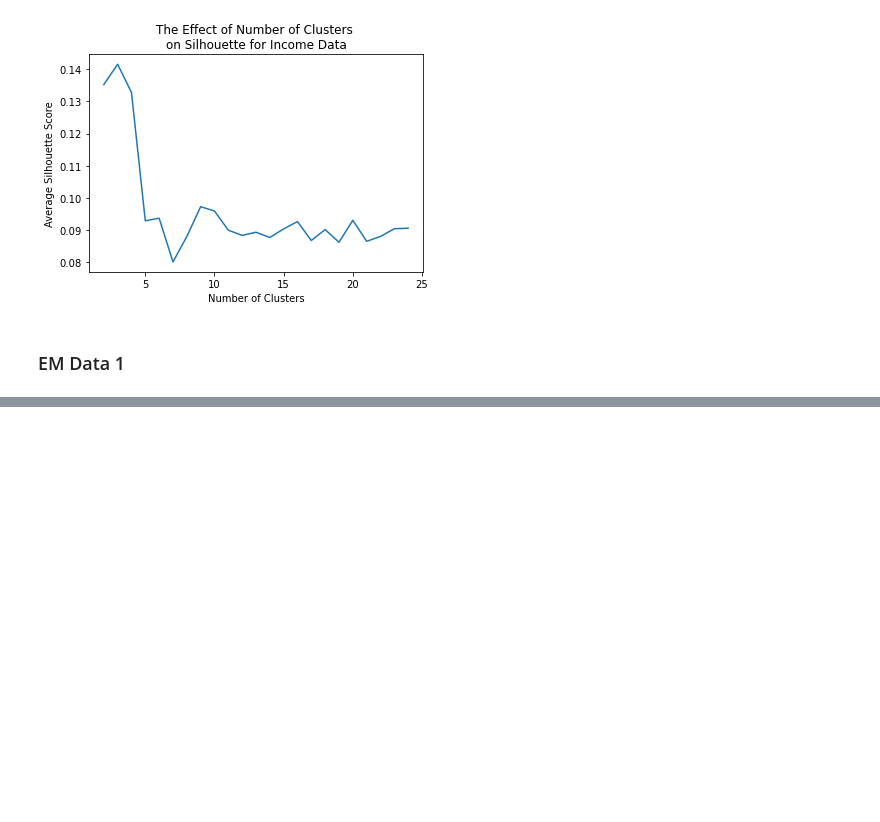
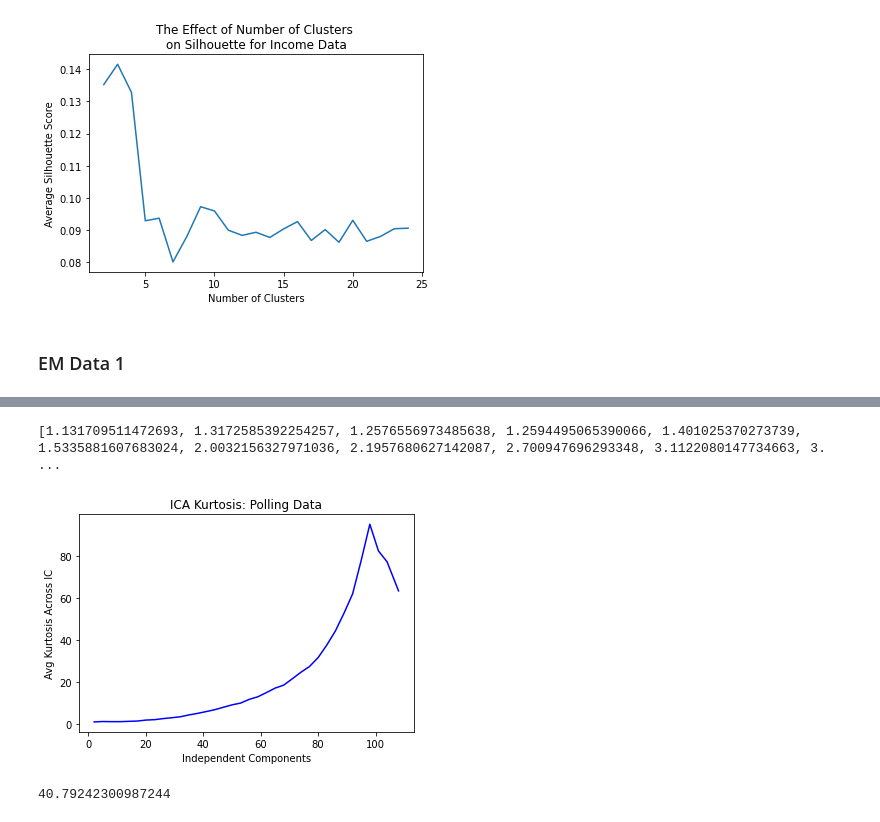
Before and after one commit to amandahutter/CS_7641, a Jupyter notebook: A3: Unsupervised Learning/A3.ipynb, the cells around one changed output, grey strips where cells are left out. Saved outputs shown, nothing was run; the diff lists cells and outputs as text; code cells hidden in the pictures; blank space fills up the shorter version.

```diff
--- a/A3: Unsupervised Learning/A3.ipynb
+++ b/A3: Unsupervised Learning/A3.ipynb
@@ -551,0 +642,42 @@ for cv in covariance_type:
+# %%
+from sklearn.decomposition import FastICA as ICA
+
+from warnings import simplefilter
+from sklearn.exceptions import ConvergenceWarning
+simplefilter("ignore", category=ConvergenceWarning)
+
+def run_ICA(X_Data,title):
+
+    dims = list(np.arange(2,(X_Data.shape[1]-1),3))
+    dims.append(X_Data.shape[1])
+    ica = ICA(random_state=42)
+    #ica = ICA(random_state=42, max_iter = 2000)
+    kurt = []
+
+    for dim in dims:
+        ica.set_params(n_components=dim)
+        tmp = ica.fit_transform(X_Data)
+        tmp = pd.DataFrame(tmp)
+        tmp = tmp.kurt(axis=0)
+        kurt.append(tmp.abs().mean())
+
+    plt.figure()
+    plt.title("ICA Kurtosis: "+ title)
+    plt.xlabel("Independent Components")
+    plt.ylabel("Avg Kurtosis Across IC")
+    plt.plot(dims, kurt, 'b-')
+    print(kurt)
+    plt.grid(False)
+    plt.show()
+# %%
+start = time.time()
+
+run_ICA(X_Train_Polling, "Polling Data")
+
+end = time.time()
+elapsed = end-start
+print(elapsed)
+# %% [output]
+[1.131709511472693, 1.3172585392254257, 1.2576556973485638, 1.2594495065390066, 1.401025370273739, 1.5335881607683024, 2.0032156327971036, 2.1957680627142087, 2.700947696293348, 3.1122080147734663, 3. ...
+[figure, added]
+40.79242300987244
```
Also changed, not shown: parts of 37 cells of this notebook.
